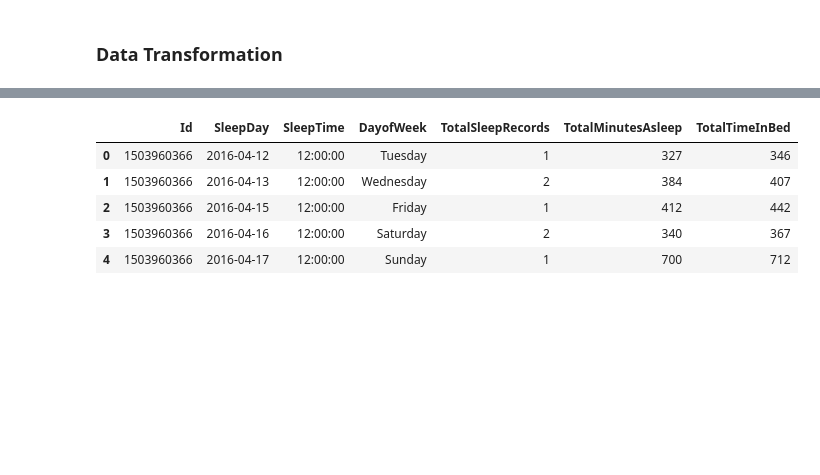
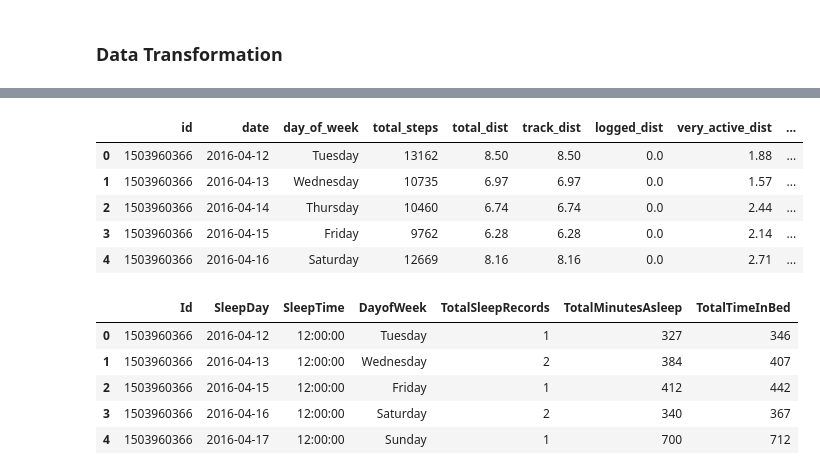
Before and after one commit to Alex-the-fish/Bellabeat-data-analysis-project, a Jupyter notebook: Bellabeat Analysis.ipynb, the cells around one changed output, grey strips where cells are left out. Cells and saved outputs as stored; diff of their text form; code cells hidden in the pictures; blank space fills up the shorter version.

Commit message:
reorder activity table

```diff
--- a/Bellabeat Analysis.ipynb
+++ b/Bellabeat Analysis.ipynb
@@ -316,7 +316,10 @@ The following date transformation will be performed:
 activity["ActivityDate"] = pd.to_datetime(activity["ActivityDate"],format="%m/%d/%Y")
 activity["DayofWeek"] = activity["ActivityDate"].dt.day_name()
 
-#check the updated activity data
-activity.info()
-activity["ActivityDate"].head()
+# add up total activity time
+activity["TotalActiveMinutes"] = activity["FairlyActiveMinutes"] + activity["LightActiveDistance"] + activity["VeryActiveMinutes"] + activity["SedentaryMinutes"]
+
+# active time in hour
+activity["TotalActiveHours"] = round(activity["TotalActiveMinutes"]/60, 2)
+activity.head()
 # %% [output]
@@ -346,3 +332,47 @@ Name: ActivityDate, dtype: datetime64[ns]
+# %%
+# rename column name
+act_new_col_name = {
+        "Id":"id",
+        "ActivityDate":"date",
+        "TotalSteps":"total_steps",
+        "TotalDistance":"total_dist",
+        "TrackerDistance":"track_dist",
+        "LoggedActivitiesDistance":"logged_dist",
+        "VeryActiveDistance":"very_active_dist",
+        "ModeratelyActiveDistance":"moderate_active_dist",
+        "LightActiveDistance":"light_active_dist",
+        "SedentaryActiveDistance":"sedentary_active_dist",
+        "VeryActiveMinutes":"very_active_mins",
+        "FairlyActiveMinutes":"fairly_active_mins",
+        "LightlyActiveMinutes":"lightly_active_mins",
+        "SedentaryMinutes":"sedentary_mins",
+        "Calories":"calories",
+        "DayofWeek":"day_of_week",
+        "TotalActiveMinutes":"total_active_mins",
+        "TotalActiveHours":"total_active_hours"
+        }
+
+# reorder the columns
+act_new_col_order = [
+        "id", "date","day_of_week", "total_steps", "total_dist",
+        "track_dist", "logged_dist", "very_active_dist",
+        "moderate_active_dist", "light_active_dist", "sedentary_active_dist",
+        "very_active_mins", "fairly_active_mins", "lightly_active_mins",
+        "sedentary_mins", "total_active_mins", "total_active_hours", "calories"
+        ]
+
+# update the table
+activity = activity.rename(columns=act_new_col_name)[act_new_col_order]
+
+#check the updated activity data
+activity.head()
+# %% [output]
+|  | id | date | day_of_week | total_steps | total_dist | track_dist | logged_dist | very_active_dist | ... |
+| 0 | 1503960366 | 2016-04-12 | Tuesday | 13162 | 8.50 | 8.50 | 0.0 | 1.88 | ... |
+| 1 | 1503960366 | 2016-04-13 | Wednesday | 10735 | 6.97 | 6.97 | 0.0 | 1.57 | ... |
+| 2 | 1503960366 | 2016-04-14 | Thursday | 10460 | 6.74 | 6.74 | 0.0 | 2.44 | ... |
+| 3 | 1503960366 | 2016-04-15 | Friday | 9762 | 6.28 | 6.28 | 0.0 | 2.14 | ... |
+| 4 | 1503960366 | 2016-04-16 | Saturday | 12669 | 8.16 | 8.16 | 0.0 | 2.71 | ... |
 # %%
 # convert date of calories, intensities, steps, sleep, weight to datetime64
 # format only date
```
Also changed, not shown: parts of 2 cells of this notebook.
